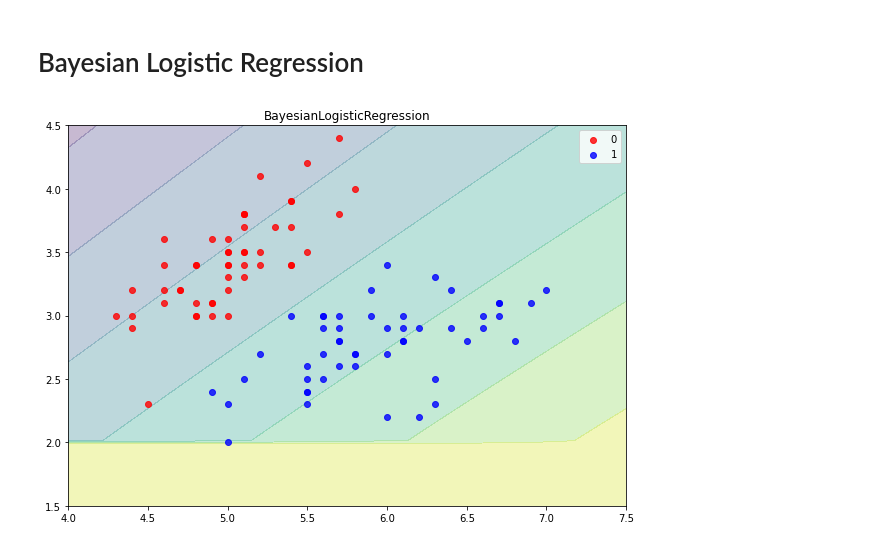
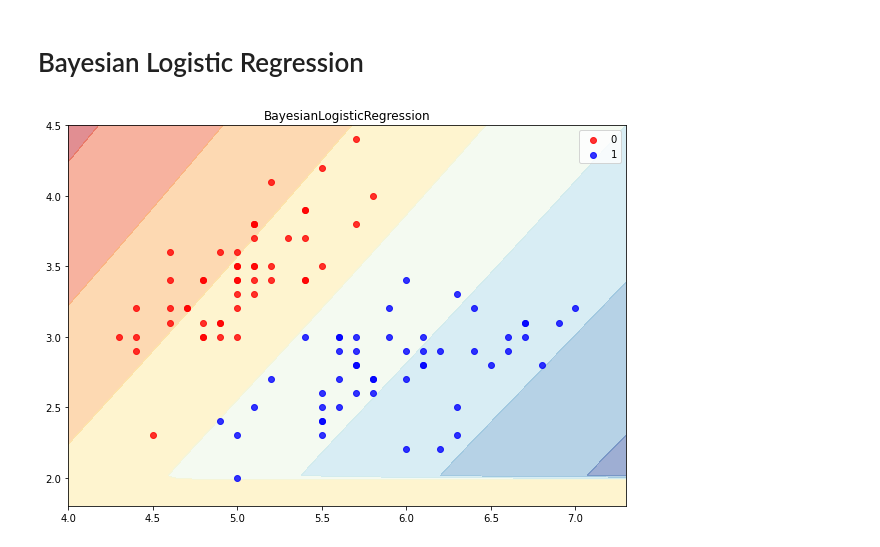
Before and after one commit to negRhlk/PRML, a Jupyter notebook: chapter4_linear_classifier.ipynb, the cells around one changed output. Cells and saved outputs as stored; diff of their text form; code cells hidden in the pictures.

```diff
--- a/chapter4_linear_classifier.ipynb
+++ b/chapter4_linear_classifier.ipynb
@@ -657,37 +667,36 @@ t = np.zeros((y.shape[0],2))
 t[y == 0,0] = 1
 t[y == 1,1] = 1
 # %%
-blr = BayesianLogisticRegression(max_iter=1000,alpha=1e-10,mu = mu,s = s)
+blr = BayesianLogisticRegression(max_iter=100,alpha=1e-10,mu = mu,s = s)
 blr.fit(X,t)
 # %%
 # plot probability
 
 x = np.linspace(4,7.5,100)
 y = np.linspace(1.5,4.5,100)
 xs,ys = np.meshgrid(x,y)
 probs = blr.predict(np.array([xs.ravel(),ys.ravel()]).T,return_prob=True)[:,1].ravel()
 probs = probs.reshape(xs.shape)
 
+cmap = plt.get_cmap("RdYlBu")
 figure,axes = plt.subplots(1,1,figsize=(10,7))
-axes.contourf(xs,ys,probs,alpha=0.3)
-axes.set_xlim(4,7.5)
-axes.set_ylim(1.5,4.5)
+axes.contourf(xs,ys,probs,alpha=0.5,cmap = cmap)
+axes.set_xlim(4,7.3)
+axes.set_ylim(1.8,4.5)
 
 axes.scatter(x = X[t[:,0] == 1,0],
              y = X[t[:,0] == 1,1],
              alpha = 0.8,
              c = "red",
              label = "0")
 axes.scatter(x = X[t[:,1] == 1,0],
              y = X[t[:,1] == 1,1],
              alpha = 0.8,
              c = "blue",
              label = "1")
 
 axes.set_title("BayesianLogisticRegression")
 plt.legend()
 plt.show()
-
-# もうちょっと綺麗にする & 非線形な決定境界にしたい
 # %% [output]
-[figure, old version]
+[figure, new version]
```
Also changed, not shown: parts of 13 cells of this notebook.
